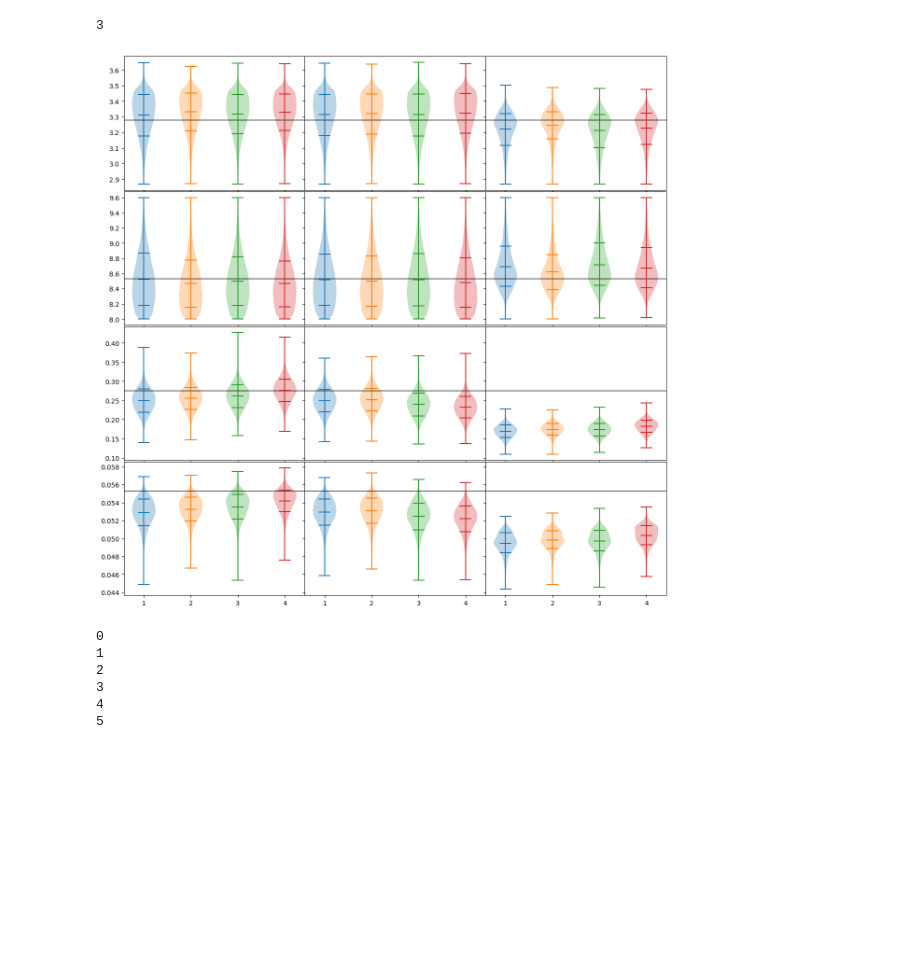
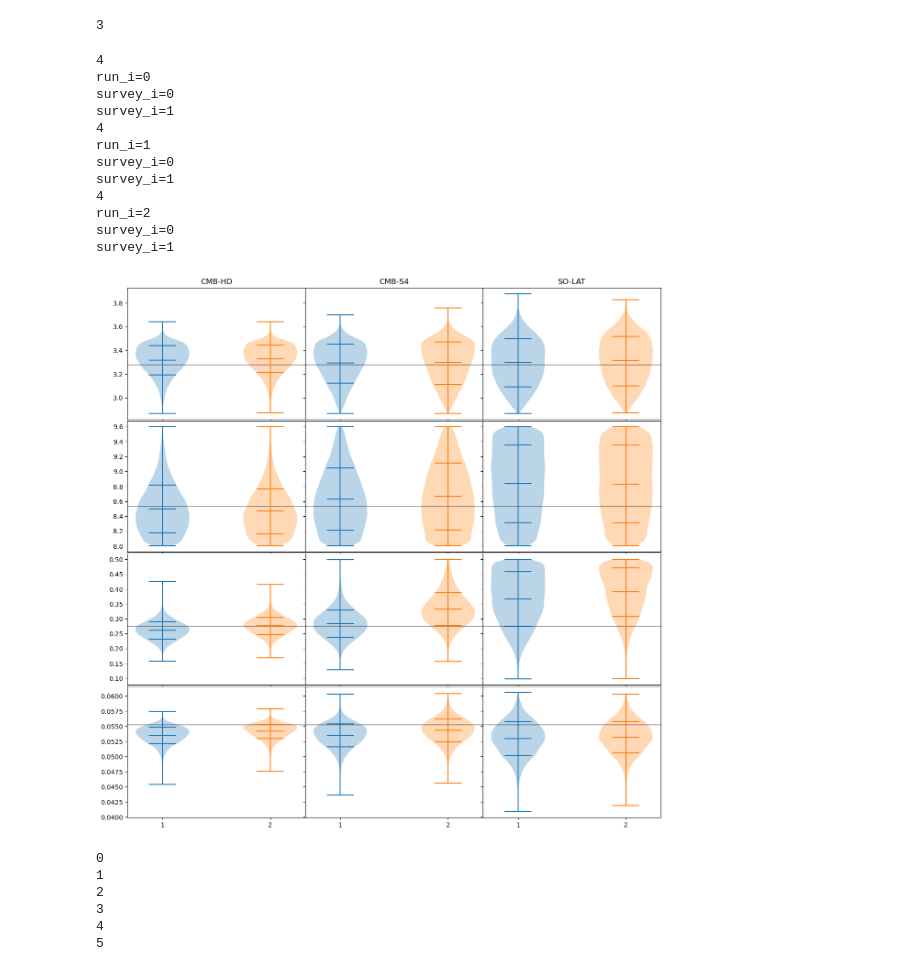
Before and after one commit to lisaleemcb/alfred, a Jupyter notebook: notebooks/mcmc_analysis_productionsruns.ipynb, the cells around one changed output. Cells and saved outputs as stored; diff of their text form; code cells hidden in the pictures; blank space fills up the shorter version.

```diff
--- a/notebooks/mcmc_analysis_productionsruns.ipynb
+++ b/notebooks/mcmc_analysis_productionsruns.ipynb
@@ -179,39 +179,54 @@ len(chains)
 # %%
 fig, ax = plt.subplots(4, len(survey_labels), sharex=True, sharey='row', figsize=(15,15))
 fig.subplots_adjust(wspace=0.0, hspace=0.01)
 
-for i, chains in enumerate(chains_runs):
-    for j, chain in enumerate(chains[0]):
+for run_i, survey_chains in enumerate(chains_runs[0]):
+    print(len(survey_chains))
+    print(f"run_i={run_i}")
+    for survey_i, chain in enumerate(survey_chains[2:]):
+        print(f"survey_i={survey_i}")
     # lp = lps[n]
     # data = datas[n]
 
         quantile_lines = [[0.16, 0.84]] #* len(data)  # one [0.16, 0.84] list per violin
 
         # if i == 0:
         #     A = False
         # if i > 0:
         #     A = True
 
         chain = make_tauchains(chain, A=True, dropA=True, truths=df.loc[config.sn].to_dict())
 
         for ip, p in enumerate(true_params[2:]):
-            ax[ip,i].axhline(p, alpha=.2, color='black')
-            ax[ip,i].violinplot(chain[:,ip], [j+1], points=40, widths=0.5,
+            ax[ip,run_i].axhline(p, alpha=.2, color='black')
+            ax[ip,run_i].violinplot(chain[:,ip], [survey_i+1], points=40, widths=0.5,
                         showmeans=True, showextrema=True, showmedians=False, quantiles=quantile_lines,
                         bw_method='silverman')
 
     # for ip, p in enumerate(true_params[2:]):
     #     ax[ip,i].axhline(p, alpha=.2, color='black')
     #     ax[ip,i].violinplot(chain[:,ip], [n+2], points=40, widths=0.5,
     #                 showmeans=True, showextrema=True, showmedians=False, quantiles=quantile_lines,
     #                 bw_method='silverman')
 
-    ax[3,i].set_xticks(np.arange(1, len(setups)+1))
+    ax[3,run_i].set_xticks(np.arange(1, len(setups[2:])+1))
     # ax[3,i].set_xticklabels([f"{survey} {setup}" for si, setup in enumerate(setups)])
 
-    # ax[0,i].set_title(f'{survey_labels[i]}', fontsize=12)
+    ax[0,run_i].set_title(f'{survey_labels[run_i]}', fontsize=12)
 # %% [output]
+4
+run_i=0
+survey_i=0
+survey_i=1
+4
+run_i=1
+survey_i=0
+survey_i=1
+4
+run_i=2
+survey_i=0
+survey_i=1
-[figure, old version]
+[figure, new version]
 # %%
 survey_colors = ['#2ff3e0', '#cbfbf8', '#f8d210', '#fdf4aa', '#fa26a0', '#fdb9d8']
 # %%
```
Also changed, not shown: parts of 1 cell of this notebook, 4 other files.
